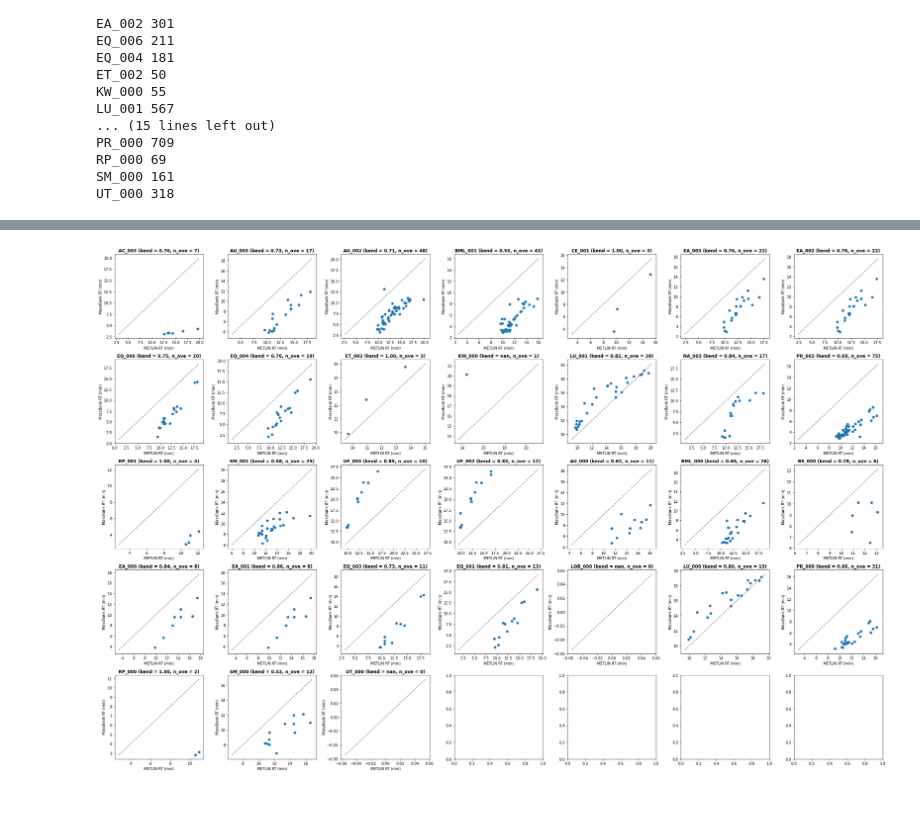
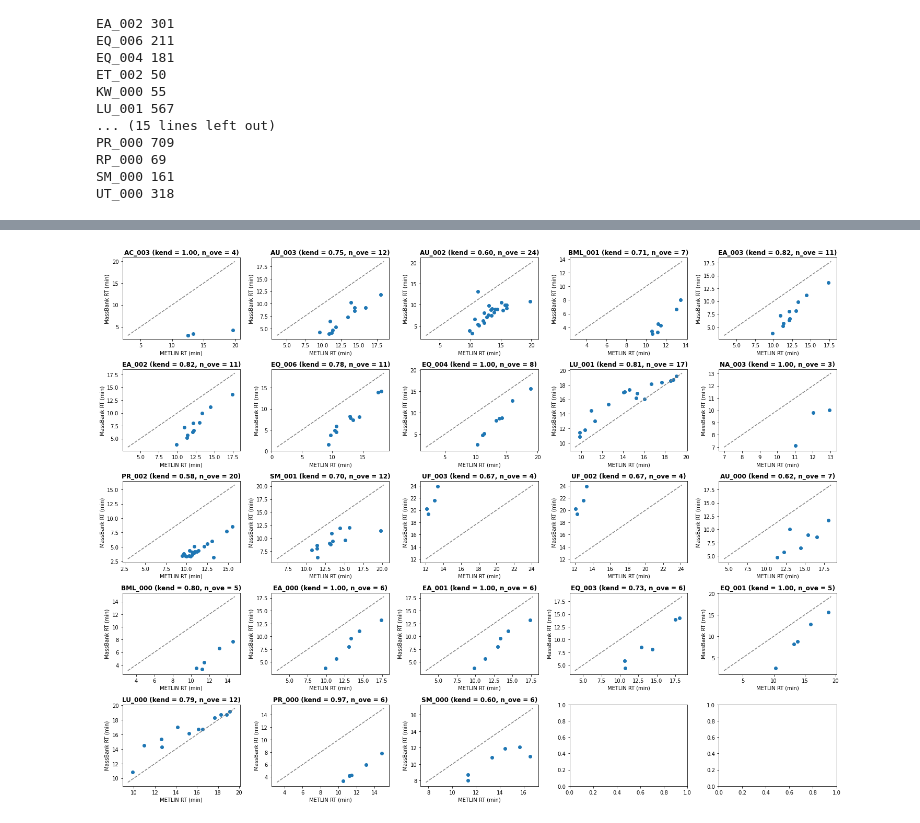
Before and after one commit to bachi55/massbank2db_FILES, a Jupyter notebook: analysis/inspect_overlap_with_metlin.ipynb, the cells around one changed output, grey strips where cells are left out. Saved outputs shown, nothing was run; the diff lists cells and outputs as text; code cells hidden in the pictures.

```diff
--- a/analysis/inspect_overlap_with_metlin.ipynb
+++ b/analysis/inspect_overlap_with_metlin.ipynb
@@ -84,17 +84,19 @@ for idx, (ds, ) in enumerate(DB_CONN_FULL_RO.execute(
 
     print(ds, len(df_ds))
 
-    df_merge = pd.merge(METLIN_DATA, df_ds, on="inchikey1")
+    for key in ["inchikey", "inchikey1"]:
+        df_merge = pd.merge(METLIN_DATA, df_ds, on=key)
 
-    df_overlap.append([
-        ds,
-        len(df_merge),
-        df_merge["rt_x"].tolist(),
-        df_merge["rt_y"].tolist()
-    ])
+        df_overlap.append([
+            ds,
+            len(df_merge),
+            df_merge["rt_x"].tolist(),
+            df_merge["rt_y"].tolist(),
+            key
+        ])
 
 
-df_overlap = pd.DataFrame(df_overlap, columns=["dataset", "n_overlap_with_metlin", "metlin_rt", "massbank_rt"])
+df_overlap = pd.DataFrame(df_overlap, columns=["dataset", "n_overlap_with_metlin", "metlin_rt", "massbank_rt", "merged_on"])
 # %% [output]
 AC_003 179
 AU_003 90
@@ -116,21 +124,27 @@ UT_000 318
 # %%
-fig, axrr = plt.subplots(5, 7, figsize=(30, 20))
+fig, axrr = plt.subplots(5, 5, figsize=(20, 15))
 
-for i, row in df_overlap.iterrows():
-    r, c = np.unravel_index(i, axrr.shape)
+idx = 0
+for i, row in df_overlap[df_overlap["merged_on"] == "inchikey"].iterrows():
 
+    if row["n_overlap_with_metlin"] < 3:
+        continue
+
+    r, c = np.unravel_index(idx, axrr.shape)
     axrr[r, c].scatter(row["metlin_rt"], row["massbank_rt"])
     axrr[r, c].set_title("%s (kend = %.2f, n_ove = %d)" % (row["dataset"], sp_stats.kendalltau(row["metlin_rt"], row["massbank_rt"])[0], row["n_overlap_with_metlin"]), fontweight="bold")
     axrr[r, c].set_xlabel("METLIN RT (min)")
     axrr[r, c].set_ylabel("MassBank RT (min)")
     _x_min, _x_max = axrr[r, c].get_xlim()
     _y_min, _y_max = axrr[r, c].get_ylim()
     axrr[r, c].plot(
         [np.minimum(_x_min, _y_min), np.maximum(_x_max, _y_max)],
         [np.minimum(_x_min, _y_min), np.maximum(_x_max, _y_max)],
         linestyle="--", color="gray"
     )
 
+    idx += 1
+
 plt.tight_layout()
 # %% [output]
-[figure, old version]
+[figure, new version]
```
Also changed, not shown: parts of 2 cells of this notebook, 2 other files.
